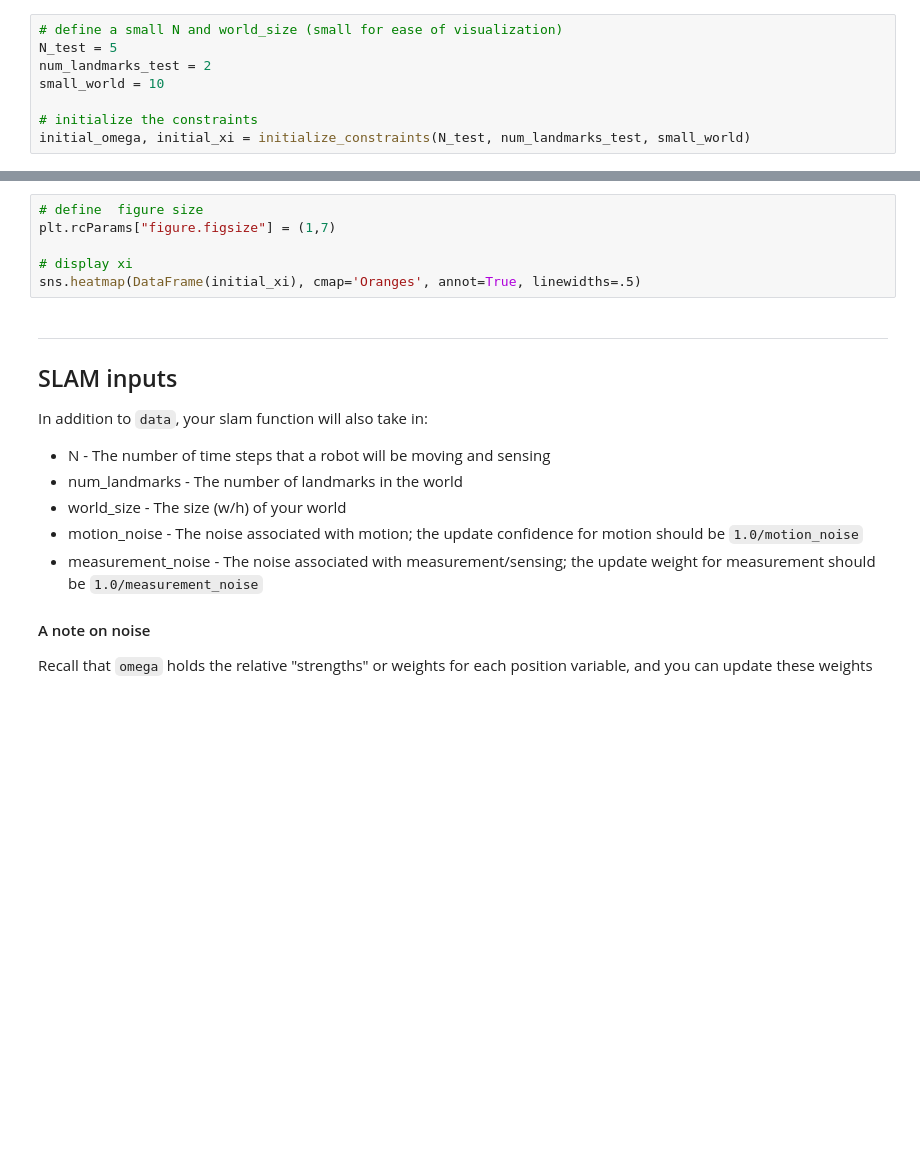
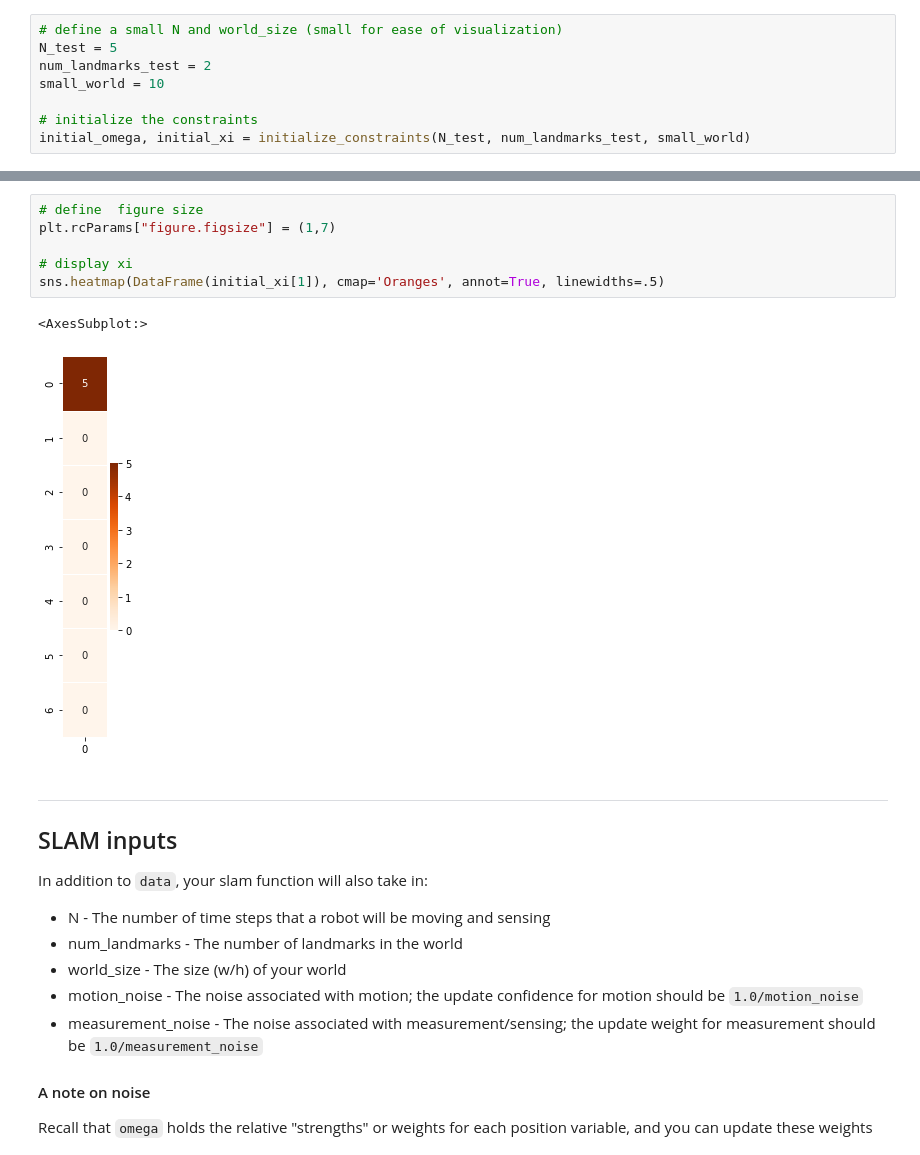
Before and after one commit to ken-power/CVND-SLAM, a Jupyter notebook: 3. Landmark Detection and Tracking.ipynb, the cells around one changed output, grey strips where cells are left out. Cells and saved outputs as stored; diff of their text form; blank space fills up the shorter version.

```diff
--- a/3. Landmark Detection and Tracking.ipynb
+++ b/3. Landmark Detection and Tracking.ipynb
@@ -158,9 +211,12 @@ sns.heatmap(DataFrame(initial_omega), cmap='Blues', annot=True, linewidths=.5)
 # %%
 # define  figure size
 plt.rcParams["figure.figsize"] = (1,7)
 
 # display xi
-sns.heatmap(DataFrame(initial_xi), cmap='Oranges', annot=True, linewidths=.5)
+sns.heatmap(DataFrame(initial_xi[1]), cmap='Oranges', annot=True, linewidths=.5)
+# %% [output]
+<AxesSubplot:>
+[figure, added]
 # %% [markdown]
 ---
 ## SLAM inputs
```
Also changed, not shown: parts of 13 cells of this notebook.
